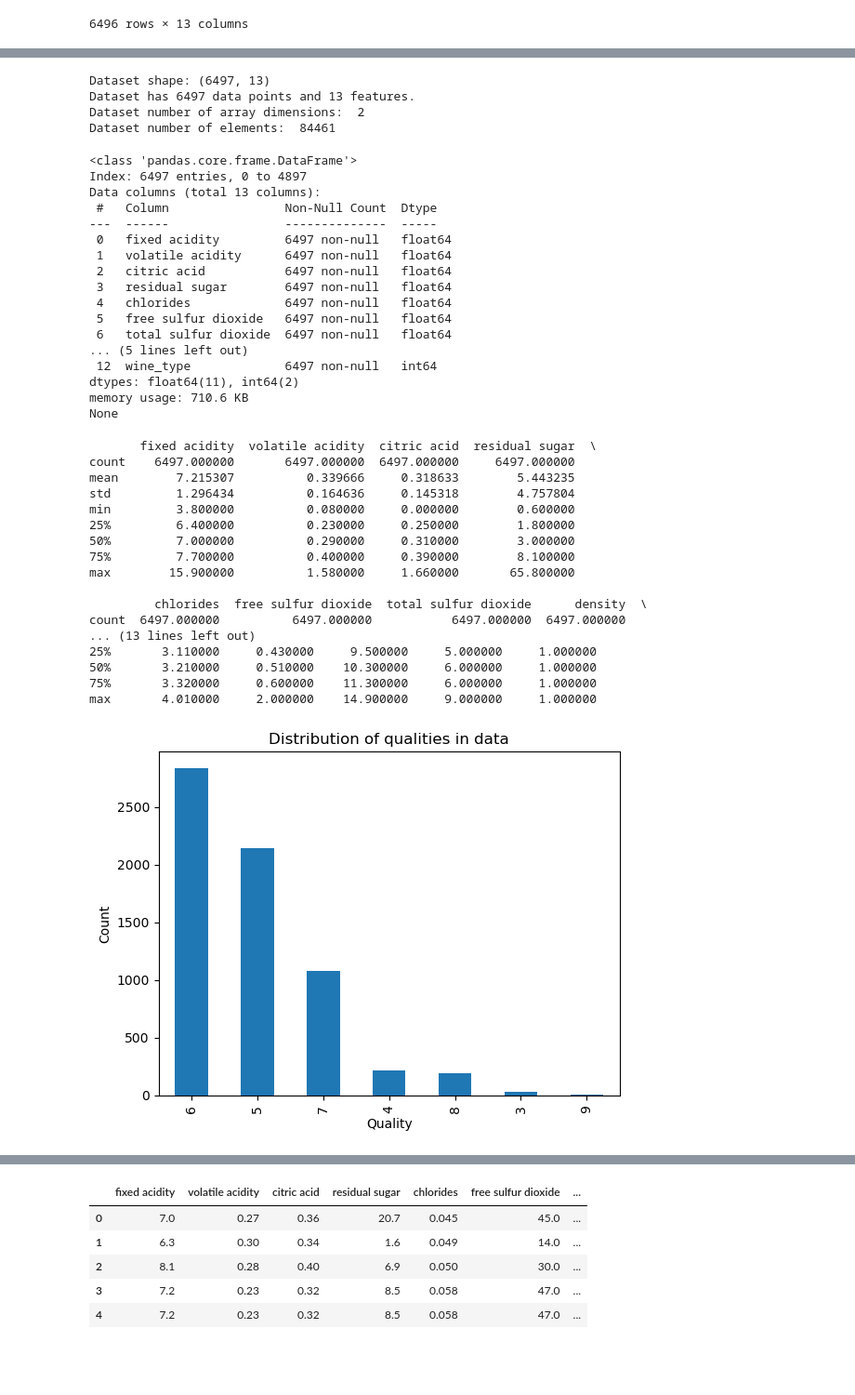
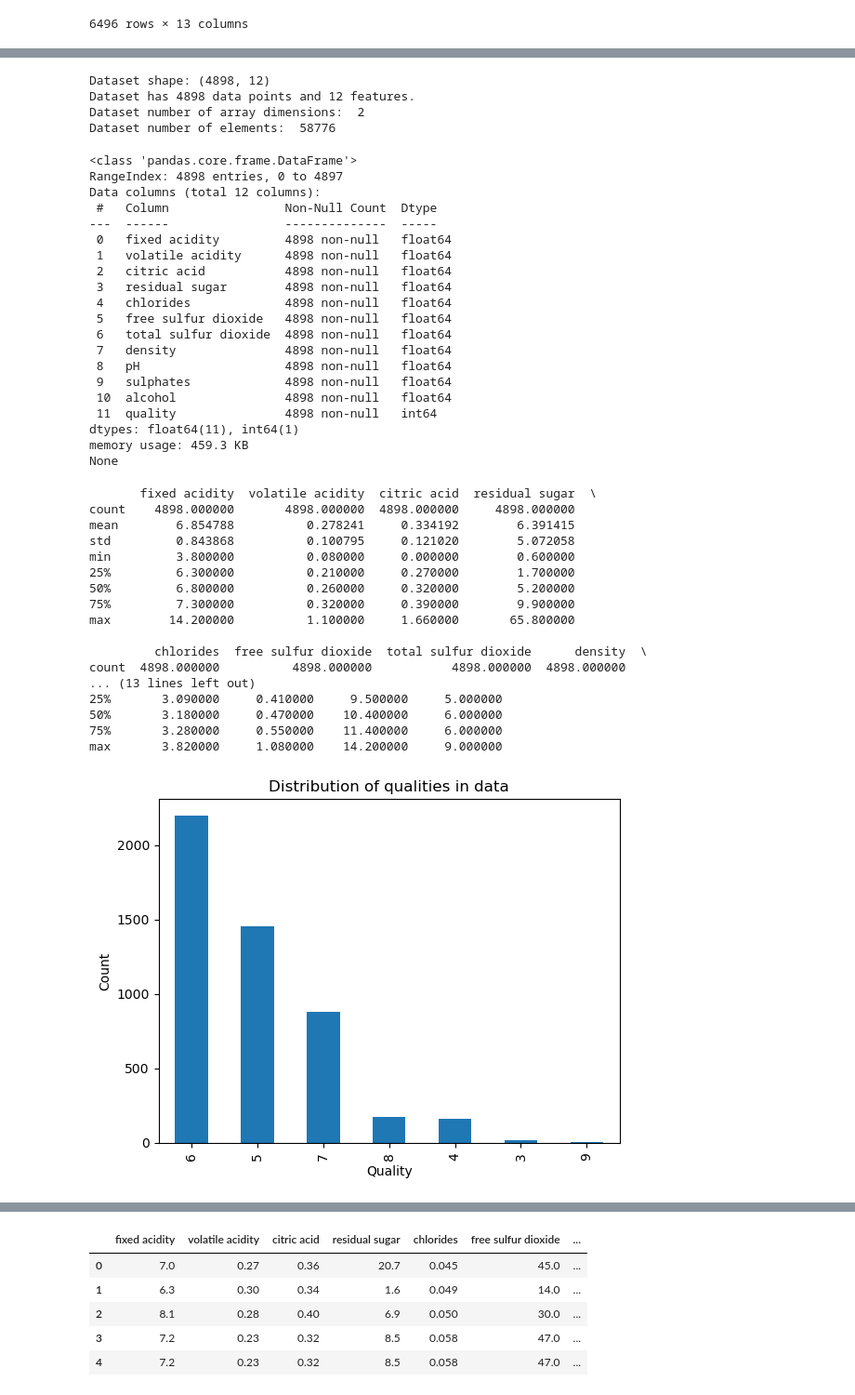
Before and after one commit to tiagosantos63390/pad_proj1, a Jupyter notebook: project1.ipynb, the cells around one changed output, grey strips where cells are left out. Shown: that part at 93% size. Saved outputs shown, nothing was run; the diff lists cells and outputs as text; code cells hidden in the pictures; blank space fills up the shorter version.

```diff
--- a/project1.ipynb
+++ b/project1.ipynb
@@ -56,6 +67,9 @@ plt.show()
 # Combine datasets
 data = pd.concat([red_wine, white_wine])
 
+white_wine.drop('wine_type', axis=1, inplace=True)
+red_wine.drop('wine_type', axis=1, inplace=True)
+
 data.head(-1)
 # %% [output]
 |  | fixed acidity | volatile acidity | citric acid | residual sugar | chlorides | free sulfur dioxide | ... |
@@ -74,62 +92,65 @@ data.head(-1)
 # %%
-print('Dataset shape:', data.shape)
-print('Dataset has', data.shape[0],'data points and', data.shape[1], 'features.')
-print("Dataset number of array dimensions: ", data.ndim)
-print("Dataset number of elements: ", data.size)
+print('Dataset shape:', white_wine.shape)
+print('Dataset has', white_wine.shape[0],'data points and', white_wine.shape[1], 'features.')
+print("Dataset number of array dimensions: ", white_wine.ndim)
+print("Dataset number of elements: ", white_wine.size)
 # %% [output]
-Dataset shape: (6497, 13)
-Dataset has 6497 data points and 13 features.
+Dataset shape: (4898, 12)
+Dataset has 4898 data points and 12 features.
 Dataset number of array dimensions:  2
-Dataset number of elements:  84461
+Dataset number of elements:  58776
 # %%
-print(data.info())
+print(white_wine.info())
 # %% [output]
 <class 'pandas.core.frame.DataFrame'>
-Index: 6497 entries, 0 to 4897
-Data columns (total 13 columns):
+RangeIndex: 4898 entries, 0 to 4897
+Data columns (total 12 columns):
  #   Column                Non-Null Count  Dtype
 ---  ------                --------------  -----
- 0   fixed acidity         6497 non-null   float64
- 1   volatile acidity      6497 non-null   float64
- 2   citric acid           6497 non-null   float64
- 3   residual sugar        6497 non-null   float64
- 4   chlorides             6497 non-null   float64
- 5   free sulfur dioxide   6497 non-null   float64
- 6   total sulfur dioxide  6497 non-null   float64
-... (5 lines left out)
- 12  wine_type             6497 non-null   int64
-dtypes: float64(11), int64(2)
-memory usage: 710.6 KB
+ 0   fixed acidity         4898 non-null   float64
+ 1   volatile acidity      4898 non-null   float64
+ 2   citric acid           4898 non-null   float64
+ 3   residual sugar        4898 non-null   float64
+ 4   chlorides             4898 non-null   float64
+ 5   free sulfur dioxide   4898 non-null   float64
+ 6   total sulfur dioxide  4898 non-null   float64
+ 7   density               4898 non-null   float64
+ 8   pH                    4898 non-null   float64
+ 9   sulphates             4898 non-null   float64
+ 10  alcohol               4898 non-null   float64
+ 11  quality               4898 non-null   int64
+dtypes: float64(11), int64(1)
+memory usage: 459.3 KB
 None
 # %%
-print(data.describe())
+print(white_wine.describe())
 # %% [output]
        fixed acidity  volatile acidity  citric acid  residual sugar  \
-count    6497.000000       6497.000000  6497.000000     6497.000000
-mean        7.215307          0.339666     0.318633        5.443235
-std         1.296434          0.164636     0.145318        4.757804
+count    4898.000000       4898.000000  4898.000000     4898.000000
+mean        6.854788          0.278241     0.334192        6.391415
+std         0.843868          0.100795     0.121020        5.072058
 min         3.800000          0.080000     0.000000        0.600000
-25%         6.400000          0.230000     0.250000        1.800000
-50%         7.000000          0.290000     0.310000        3.000000
-75%         7.700000          0.400000     0.390000        8.100000
-max        15.900000          1.580000     1.660000       65.800000
+25%         6.300000          0.210000     0.270000        1.700000
+50%         6.800000          0.260000     0.320000        5.200000
+75%         7.300000          0.320000     0.390000        9.900000
+max        14.200000          1.100000     1.660000       65.800000
 
          chlorides  free sulfur dioxide  total sulfur dioxide      density  \
-count  6497.000000          6497.000000           6497.000000  6497.000000
+count  4898.000000          4898.000000           4898.000000  4898.000000
 ... (13 lines left out)
-25%       3.110000     0.430000     9.500000     5.000000     1.000000
-50%       3.210000     0.510000    10.300000     6.000000     1.000000
-75%       3.320000     0.600000    11.300000     6.000000     1.000000
-max       4.010000     2.000000    14.900000     9.000000     1.000000
+25%       3.090000     0.410000     9.500000     5.000000
+50%       3.180000     0.470000    10.400000     6.000000
+75%       3.280000     0.550000    11.400000     6.000000
+max       3.820000     1.080000    14.200000     9.000000
 # %%
-data['quality'].value_counts().plot(kind='bar')
+white_wine['quality'].value_counts().plot(kind='bar')
 
 # Adding titles and labels
 plt.title('Distribution of qualities in data')
 plt.xlabel('Quality')
 plt.ylabel('Count')
 
 # Display the plot
 plt.show()
 # %% [output]
-[figure, old version]
+[figure, new version]
```
Also changed, not shown: parts of 17 cells of this notebook.
